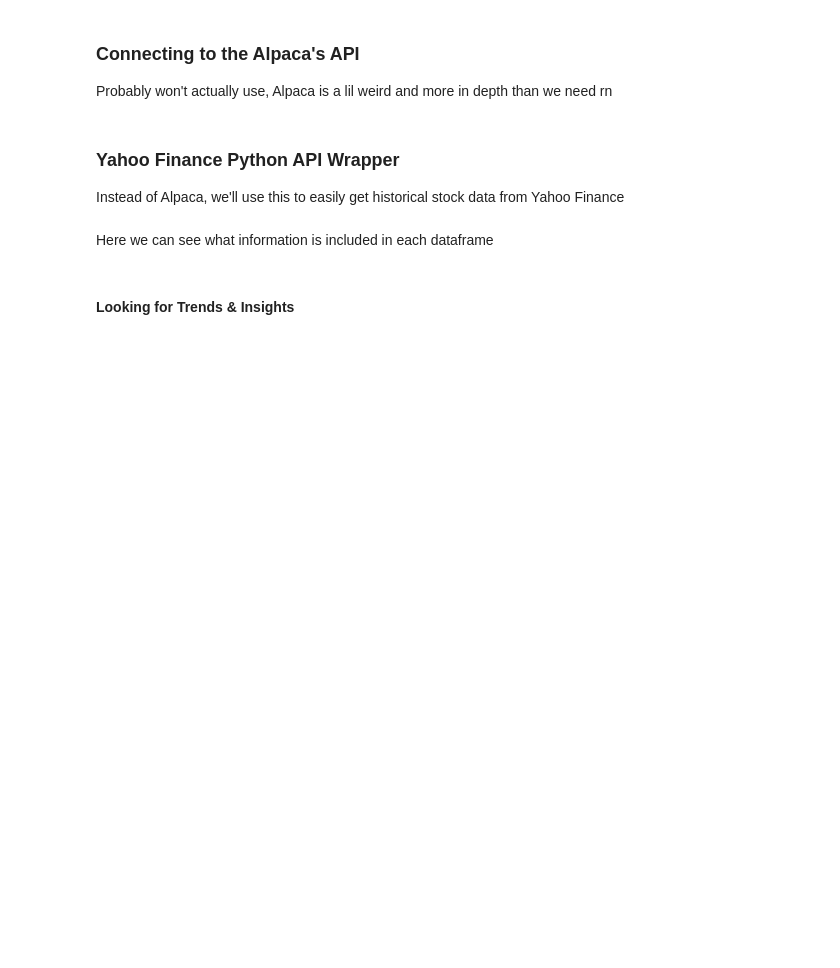
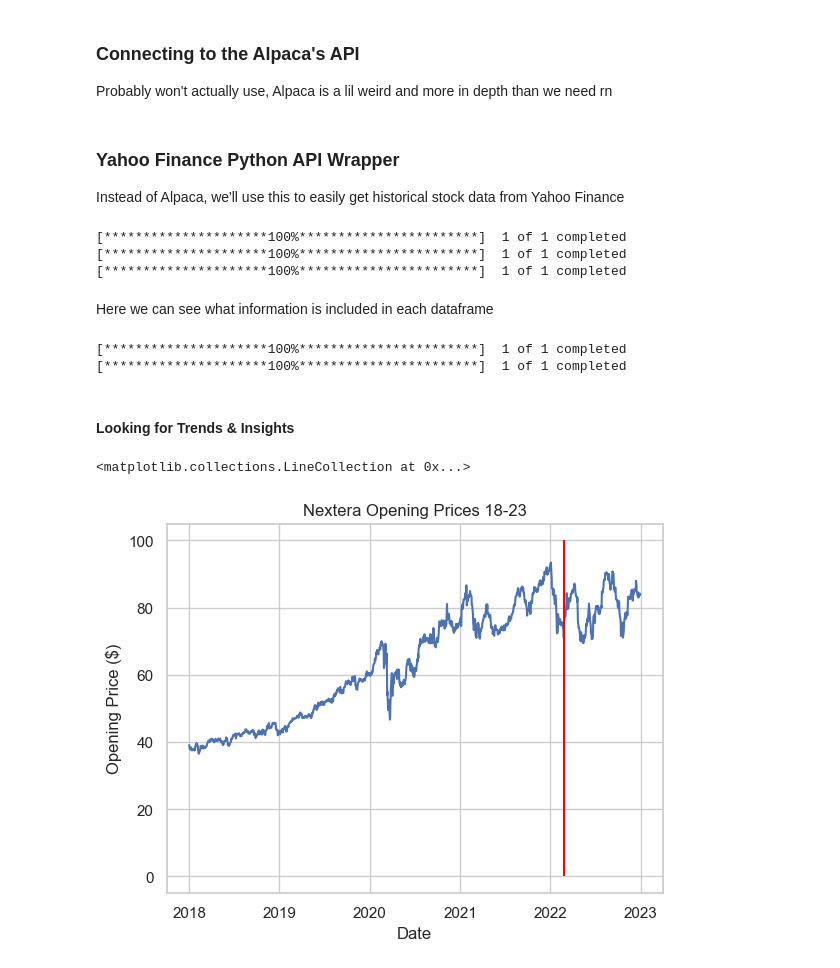
Before and after one commit to sethbeckett/cs6830_project3, a Jupyter notebook: eda.ipynb, the cells around one changed output. Cells and saved outputs as stored; diff of their text form; code cells hidden in the pictures; blank space fills up the shorter version.

Commit message:
added vertical lines for ukraine war

```diff
--- a/eda.ipynb
+++ b/eda.ipynb
@@ -22,7 +26,11 @@ import seaborn as sns
 # %%
 # get stock data
-exxon = yf.download('XOM','2022-01-01','2023-01-01')
-nextera = yf.download("NEE", '2022-01-01','2023-01-01')
-tesla = yf.download("TSLA", '2022-01-01','2023-01-01')
+exxon = yf.download('XOM', '2018-01-01', '2023-01-01')
+nextera = yf.download("NEE", '2018-01-01', '2023-01-01')
+tesla = yf.download("TSLA", '2018-01-01', '2023-01-01')
+# %% [output]
+[*********************100%***********************]  1 of 1 completed
+[*********************100%***********************]  1 of 1 completed
+[*********************100%***********************]  1 of 1 completed
 # %% [markdown]
 Here we can see what information is included in each dataframe
@@ -32,10 +37,21 @@ nextera.head()
+# %%
+# general markets
+nasdaq = yf.download("^IXIC", '2018-01-01', '2023-01-01')
+gold = yf.download("GC=F", '2018-01-01', '2023-01-01')
+# %% [output]
+[*********************100%***********************]  1 of 1 completed
+[*********************100%***********************]  1 of 1 completed
 # %% [markdown]
 #### Looking for Trends & Insights
 # %%
 sns.set_theme(style="whitegrid")
 
 sns.lineplot(data=nextera, x="Date", y="Open")
-plt.title("Nextera Opening Prices 2022")
+plt.title("Nextera Opening Prices 18-23")
 plt.ylabel("Opening Price ($)")
+plt.vlines(x=np.datetime64("2022-02-24"), ymin=0, ymax=100, colors="red")
+# %% [output]
+<matplotlib.collections.LineCollection at 0x...>
+[figure, added]
 # %%
 sns.lineplot(data=exxon, x="Date", y="Open")
```
Also changed, not shown: parts of 7 cells of this notebook.
